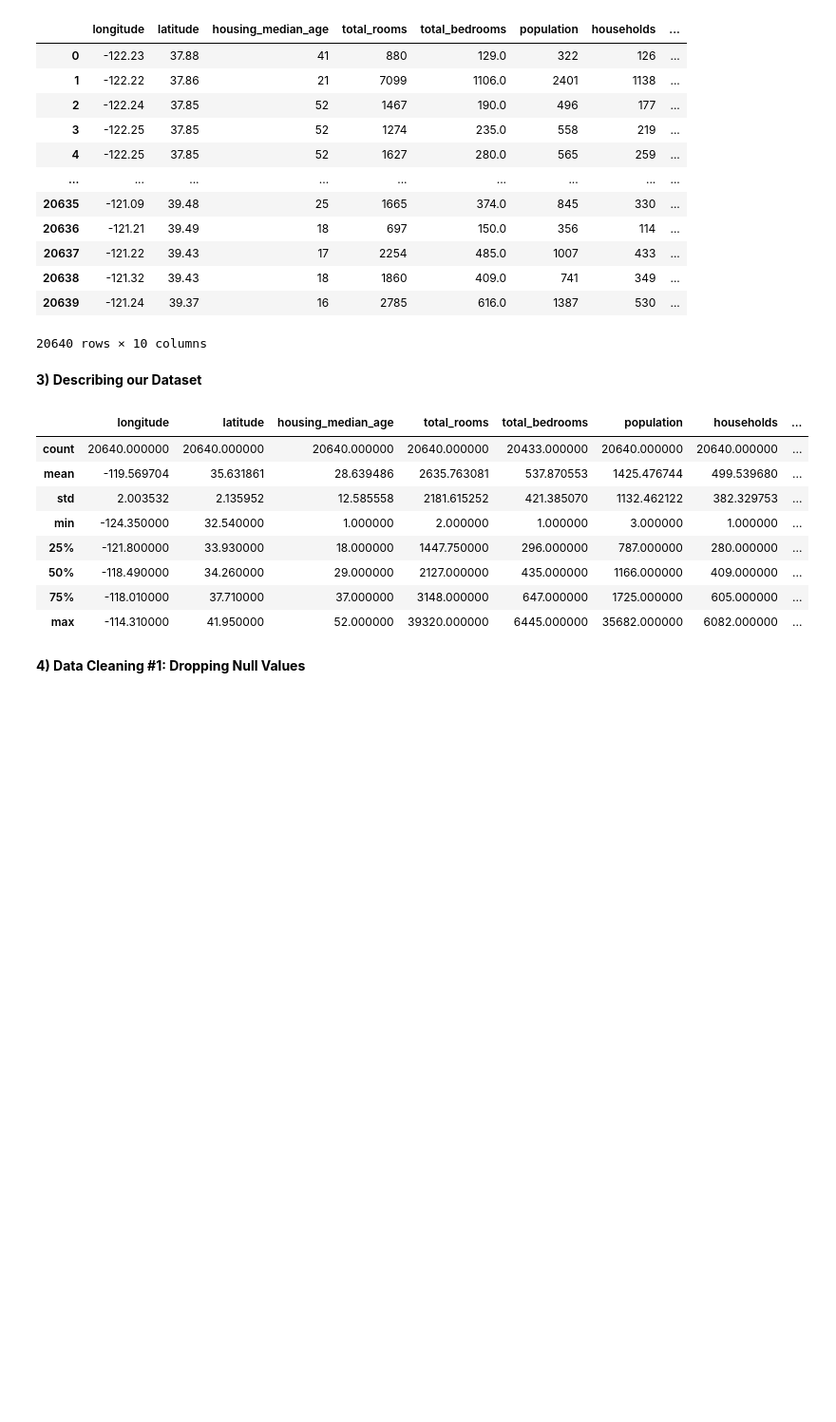
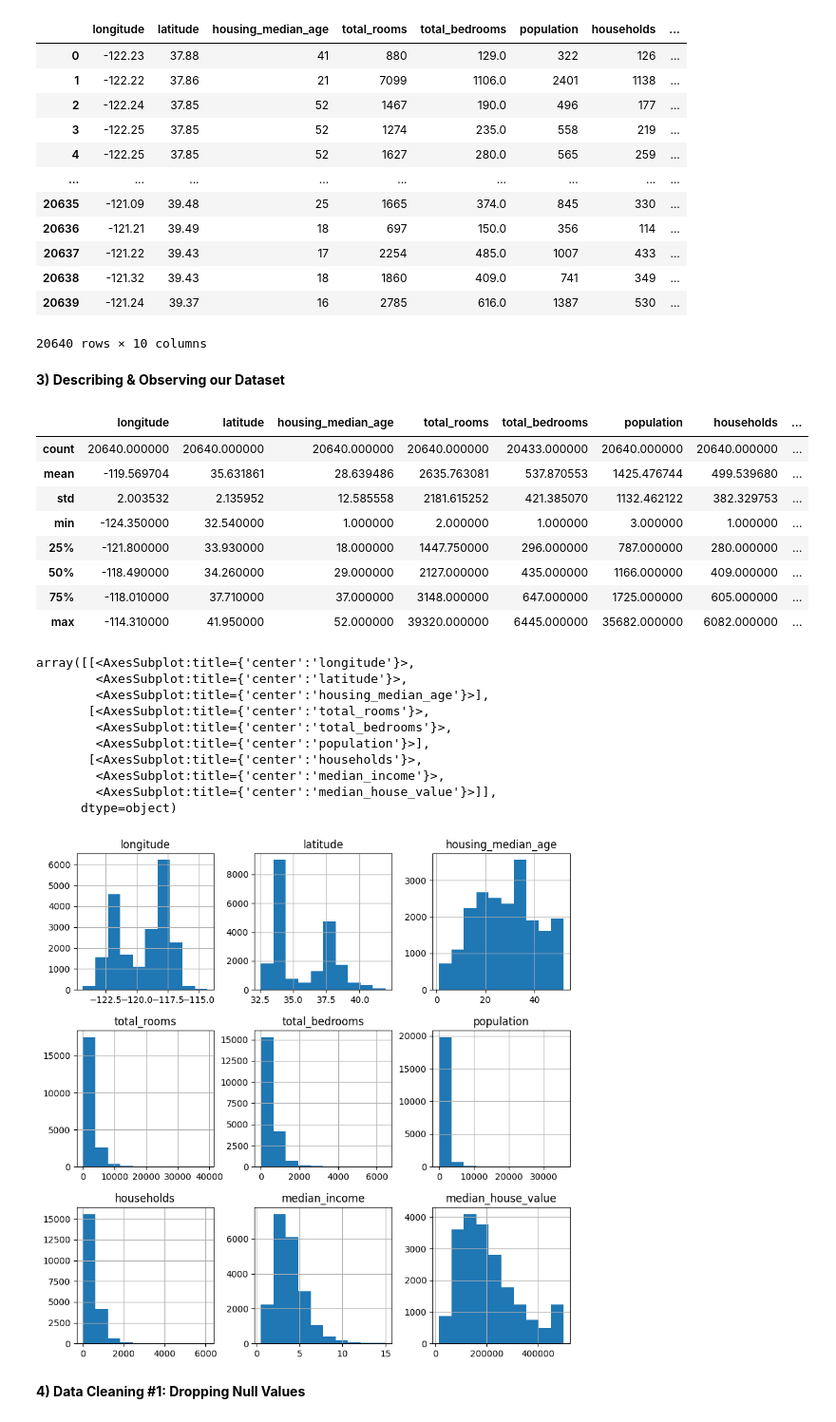
Before and after one commit to emiriosp/correlation_hdi_and_height, a Jupyter notebook: california_housing/housing.ipynb, the cells around one changed output. Shown: that part at 95% size. Saved outputs shown, nothing was run; the diff lists cells and outputs as text; code cells hidden in the pictures; blank space fills up the shorter version.

Commit message:
added histograms

```diff
--- a/california_housing/housing.ipynb
+++ b/california_housing/housing.ipynb
@@ -47,19 +47,30 @@ df
 ## 'median_house_value' : median house value in each block
 ## 'ocean_proximity'    : the location of each block from the ocean or any body of water
 # %% [markdown]
-**3) Describing our Dataset**
+**3) Describing & Observing our Dataset**
-# %%
-df.describe()
-# %% [output]
-|  | longitude | latitude | housing_median_age | total_rooms | total_bedrooms | population | households | ... |
-| count | 20640.000000 | 20640.000000 | 20640.000000 | 20640.000000 | 20433.000000 | 20640.000000 | 20640.000000 | ... |
-| mean | -119.569704 | 35.631861 | 28.639486 | 2635.763081 | 537.870553 | 1425.476744 | 499.539680 | ... |
-| std | 2.003532 | 2.135952 | 12.585558 | 2181.615252 | 421.385070 | 1132.462122 | 382.329753 | ... |
-| min | -124.350000 | 32.540000 | 1.000000 | 2.000000 | 1.000000 | 3.000000 | 1.000000 | ... |
-| 25% | -121.800000 | 33.930000 | 18.000000 | 1447.750000 | 296.000000 | 787.000000 | 280.000000 | ... |
-| 50% | -118.490000 | 34.260000 | 29.000000 | 2127.000000 | 435.000000 | 1166.000000 | 409.000000 | ... |
-| 75% | -118.010000 | 37.710000 | 37.000000 | 3148.000000 | 647.000000 | 1725.000000 | 605.000000 | ... |
-| max | -114.310000 | 41.950000 | 52.000000 | 39320.000000 | 6445.000000 | 35682.000000 | 6082.000000 | ... |
+# %%
+display(df.describe(), df.hist(figsize=(10,10)))
+# %% [output]
+|  | longitude | latitude | housing_median_age | total_rooms | total_bedrooms | population | households | ... |
+| count | 20640.000000 | 20640.000000 | 20640.000000 | 20640.000000 | 20433.000000 | 20640.000000 | 20640.000000 | ... |
+| mean | -119.569704 | 35.631861 | 28.639486 | 2635.763081 | 537.870553 | 1425.476744 | 499.539680 | ... |
+| std | 2.003532 | 2.135952 | 12.585558 | 2181.615252 | 421.385070 | 1132.462122 | 382.329753 | ... |
+| min | -124.350000 | 32.540000 | 1.000000 | 2.000000 | 1.000000 | 3.000000 | 1.000000 | ... |
+| 25% | -121.800000 | 33.930000 | 18.000000 | 1447.750000 | 296.000000 | 787.000000 | 280.000000 | ... |
+| 50% | -118.490000 | 34.260000 | 29.000000 | 2127.000000 | 435.000000 | 1166.000000 | 409.000000 | ... |
+| 75% | -118.010000 | 37.710000 | 37.000000 | 3148.000000 | 647.000000 | 1725.000000 | 605.000000 | ... |
+| max | -114.310000 | 41.950000 | 52.000000 | 39320.000000 | 6445.000000 | 35682.000000 | 6082.000000 | ... |
+array([[<AxesSubplot:title={'center':'longitude'}>,
+        <AxesSubplot:title={'center':'latitude'}>,
+        <AxesSubplot:title={'center':'housing_median_age'}>],
+       [<AxesSubplot:title={'center':'total_rooms'}>,
+        <AxesSubplot:title={'center':'total_bedrooms'}>,
+        <AxesSubplot:title={'center':'population'}>],
+       [<AxesSubplot:title={'center':'households'}>,
+        <AxesSubplot:title={'center':'median_income'}>,
+        <AxesSubplot:title={'center':'median_house_value'}>]],
+      dtype=object)
+[figure, added]
 # %%
 # 'ocean_proximity' is the only column not containing floats or integers, and it will be a categorical variable (or dummy variable).
 
```
Also changed, not shown: parts of 6 cells of this notebook, 1 other file.
